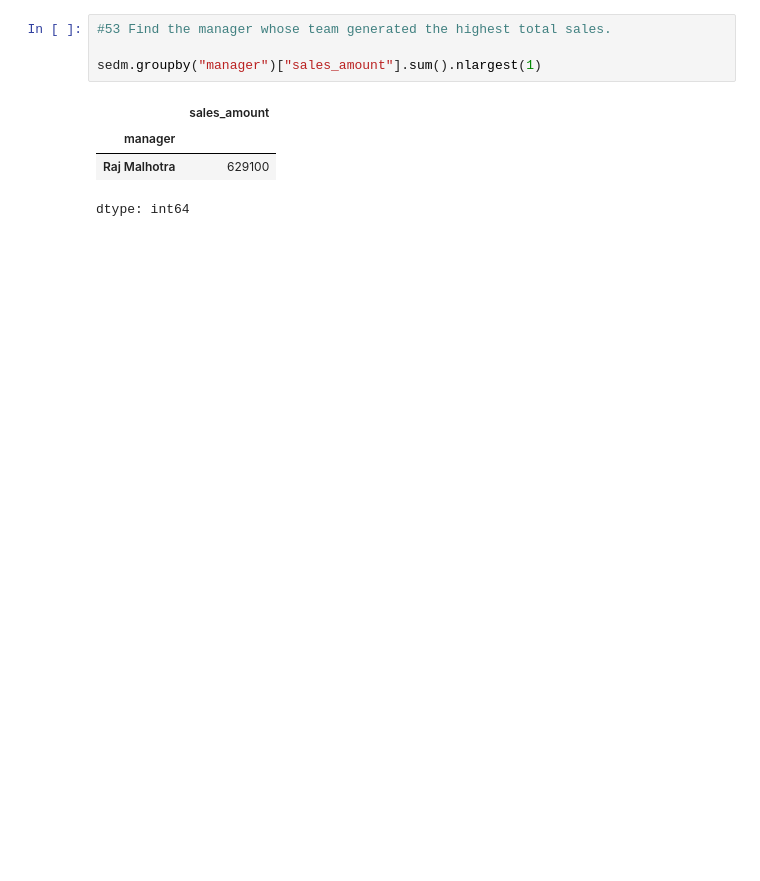
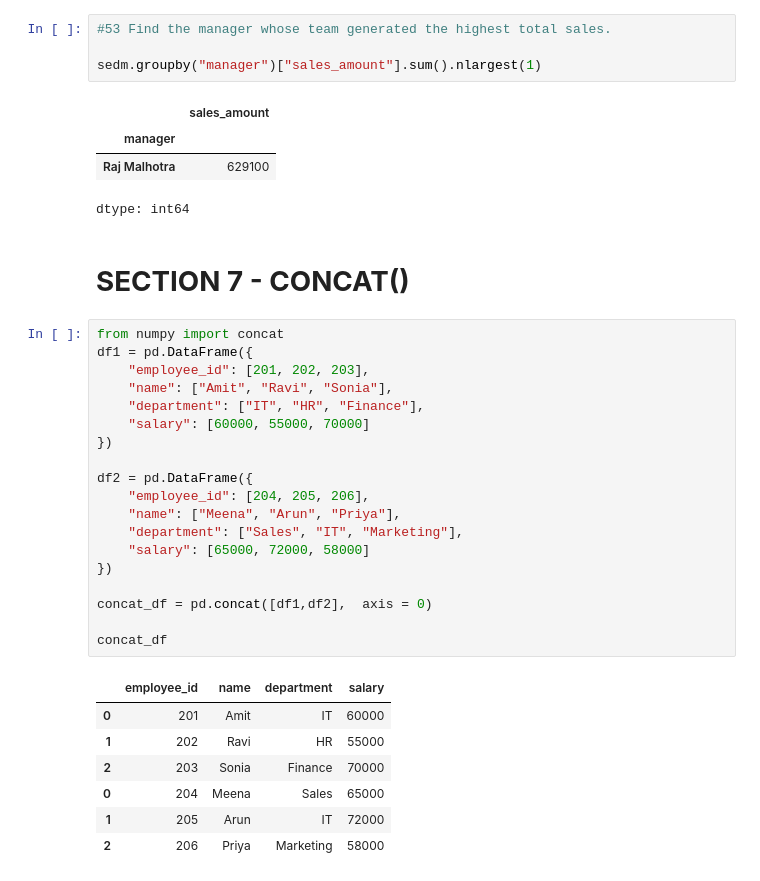
Before and after one commit to Vasista-G/GoogleCollab_Python, a Jupyter notebook: PandasLvL3/PandasLvL3Practice.ipynb, the cells around one changed output. Drawn from its saved outputs; the diff is of its cells as text; blank space fills up the shorter version.

```diff
--- a/PandasLvL3/PandasLvL3Practice.ipynb
+++ b/PandasLvL3/PandasLvL3Practice.ipynb
@@ -256,3 +287,32 @@ sedm.groupby("manager")["sales_amount"].sum().nlargest(1)
 | manager |  |
 | Raj Malhotra | 629100 |
 dtype: int64
+# %% [markdown]
+# **SECTION 7 - CONCAT()**
+# %%
+from numpy import concat
+df1 = pd.DataFrame({
+    "employee_id": [201, 202, 203],
+    "name": ["Amit", "Ravi", "Sonia"],
+    "department": ["IT", "HR", "Finance"],
+    "salary": [60000, 55000, 70000]
+})
+
+df2 = pd.DataFrame({
+    "employee_id": [204, 205, 206],
+    "name": ["Meena", "Arun", "Priya"],
+    "department": ["Sales", "IT", "Marketing"],
+    "salary": [65000, 72000, 58000]
+})
+
+concat_df = pd.concat([df1,df2],  axis = 0)
+
+concat_df
+# %% [output]
+|  | employee_id | name | department | salary |
+| 0 | 201 | Amit | IT | 60000 |
+| 1 | 202 | Ravi | HR | 55000 |
+| 2 | 203 | Sonia | Finance | 70000 |
+| 0 | 204 | Meena | Sales | 65000 |
+| 1 | 205 | Arun | IT | 72000 |
+| 2 | 206 | Priya | Marketing | 58000 |
```
Also changed, not shown: parts of 11 cells of this notebook.
